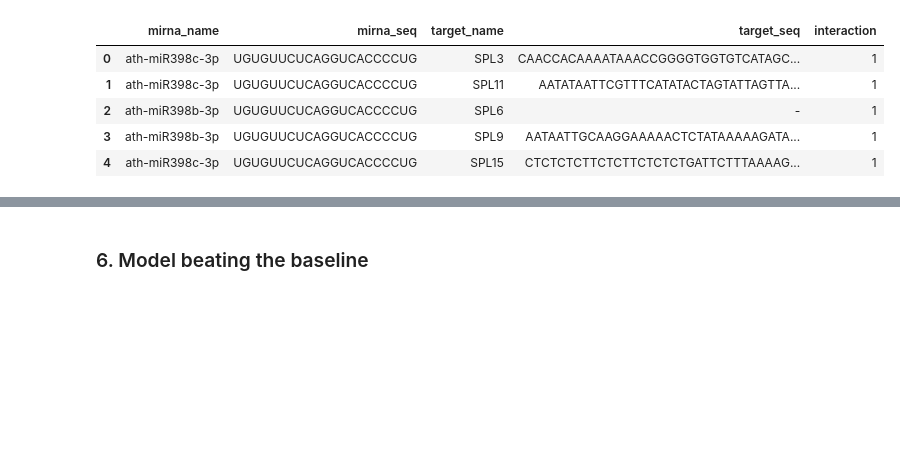
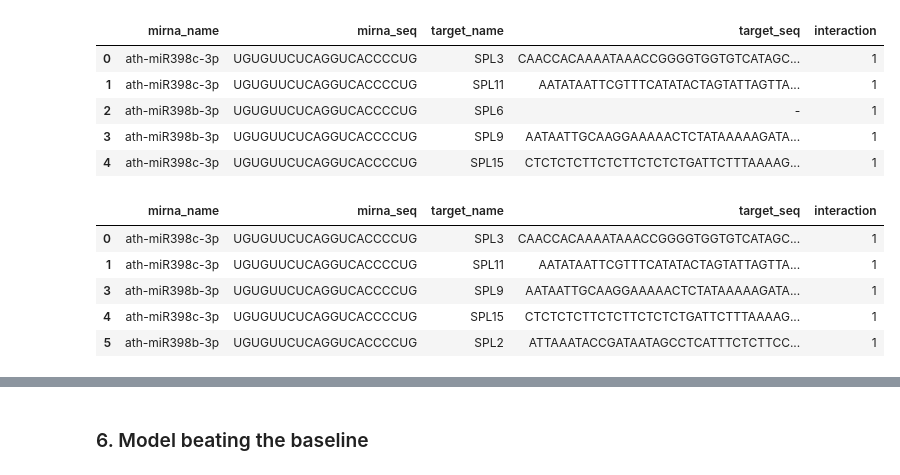
Before and after one commit to susana3/mirna-target-prediction-DNN-FP-UoL, a Jupyter notebook: target_prediction.ipynb, the cells around one changed output, grey strips where cells are left out. Drawn from its saved outputs; the diff is of its cells as text; code cells hidden in the pictures; blank space fills up the shorter version.

Commit message:
Positive dataset - Dataset cleaned and saved as CSV.

```diff
--- a/target_prediction.ipynb
+++ b/target_prediction.ipynb
@@ -679,4 +681,16 @@ positive_df.head()
 | 3 | ath-miR398b-3p | UGUGUUCUCAGGUCACCCCUG | SPL9 | AATAATTGCAAGGAAAAACTCTATAAAAAGATA... | 1 |
 | 4 | ath-miR398c-3p | UGUGUUCUCAGGUCACCCCUG | SPL15 | CTCTCTCTTCTCTTCTCTCTGATTCTTTAAAAG... | 1 |
 # %%
+import numpy as np
+
 # Cleans the dataset, this is necessary because some sequences could not be retrieved.
+positive_df.replace('-', np.NAN, inplace=True)
+positive_df.dropna(inplace=True)
+positive_df.head()
+# %% [output]
+|  | mirna_name | mirna_seq | target_name | target_seq | interaction |
+| 0 | ath-miR398c-3p | UGUGUUCUCAGGUCACCCCUG | SPL3 | CAACCACAAAATAAACCGGGGTGGTGTCATAGC... | 1 |
+| 1 | ath-miR398c-3p | UGUGUUCUCAGGUCACCCCUG | SPL11 | AATATAATTCGTTTCATATACTAGTATTAGTTA... | 1 |
+| 3 | ath-miR398b-3p | UGUGUUCUCAGGUCACCCCUG | SPL9 | AATAATTGCAAGGAAAAACTCTATAAAAAGATA... | 1 |
+| 4 | ath-miR398c-3p | UGUGUUCUCAGGUCACCCCUG | SPL15 | CTCTCTCTTCTCTTCTCTCTGATTCTTTAAAAG... | 1 |
+| 5 | ath-miR398b-3p | UGUGUUCUCAGGUCACCCCUG | SPL2 | ATTAAATACCGATAATAGCCTCATTTCTCTTCC... | 1 |
```
Also changed, not shown: parts of 4 cells of this notebook, 1 other file.
